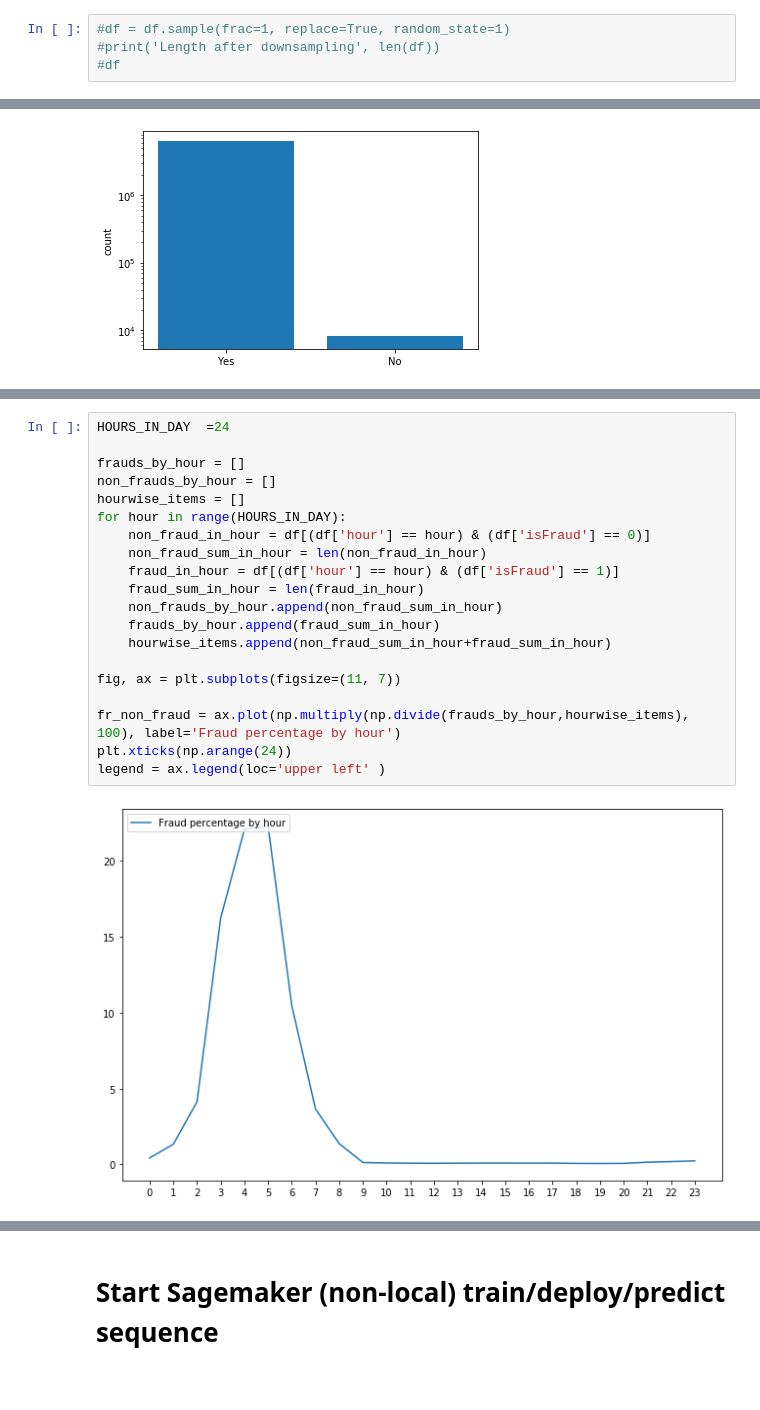
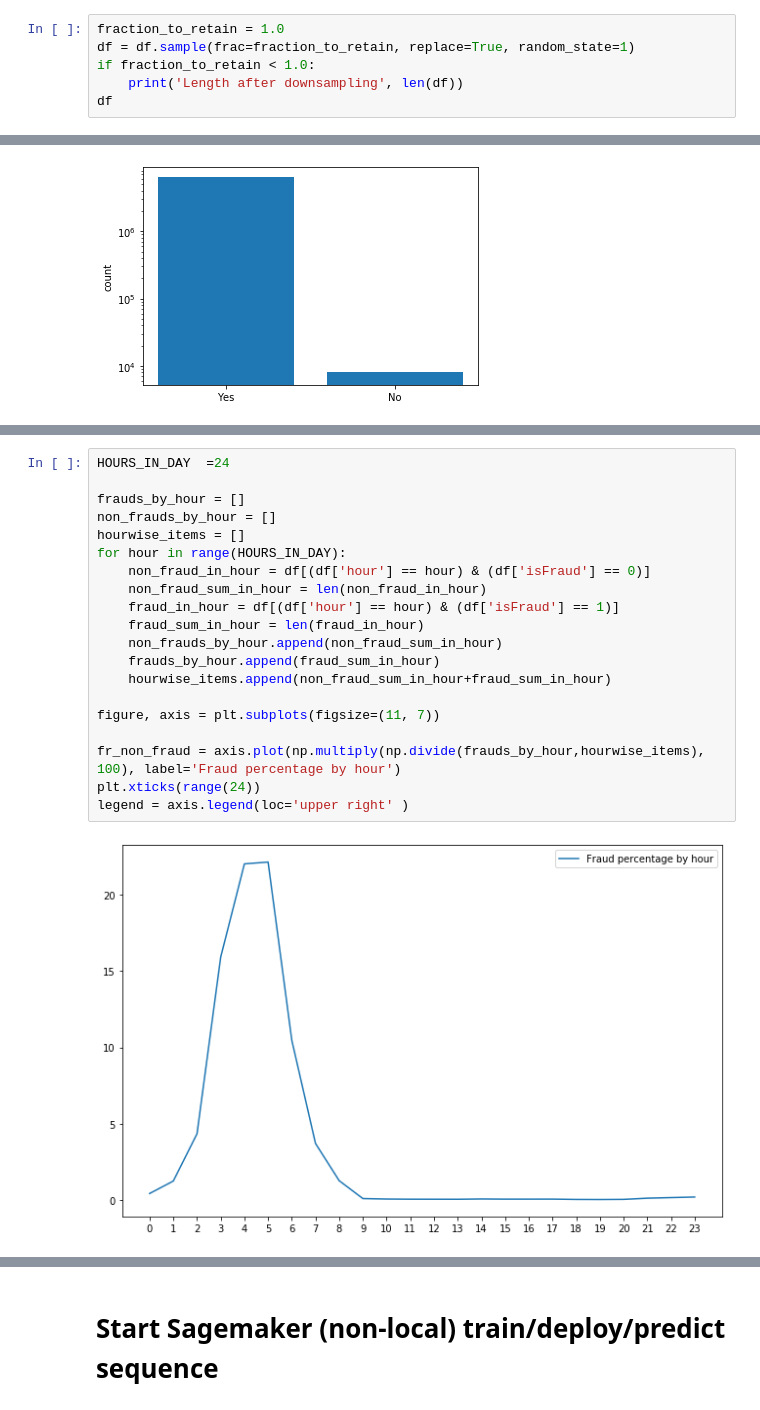
Before and after one commit to JoshuaFox/fraud-detect-blackbelt, a Jupyter notebook: sagemaker_and_local_run.ipynb, the cells around one changed output, grey strips where cells are left out. Saved outputs shown, nothing was run; the diff lists cells and outputs as text.

```diff
--- a/sagemaker_and_local_run.ipynb
+++ b/sagemaker_and_local_run.ipynb
@@ -69,4 +83,6 @@ Wall time: 581 ms
 # %%
-#df = df.sample(frac=1, replace=True, random_state=1)
-#print('Length after downsampling', len(df))
-#df
+fraction_to_retain = 1.0
+df = df.sample(frac=fraction_to_retain, replace=True, random_state=1)
+if fraction_to_retain < 1.0:
+    print('Length after downsampling', len(df))
+df
@@ -107,22 +138,22 @@ plt.show()
 # %%
 HOURS_IN_DAY  =24
 
 frauds_by_hour = []
 non_frauds_by_hour = []
 hourwise_items = []
 for hour in range(HOURS_IN_DAY):
     non_fraud_in_hour = df[(df['hour'] == hour) & (df['isFraud'] == 0)]
     non_fraud_sum_in_hour = len(non_fraud_in_hour)
     fraud_in_hour = df[(df['hour'] == hour) & (df['isFraud'] == 1)]
     fraud_sum_in_hour = len(fraud_in_hour)
     non_frauds_by_hour.append(non_fraud_sum_in_hour)
     frauds_by_hour.append(fraud_sum_in_hour)
     hourwise_items.append(non_fraud_sum_in_hour+fraud_sum_in_hour)
 
-fig, ax = plt.subplots(figsize=(11, 7))
+figure, axis = plt.subplots(figsize=(11, 7))
 
-fr_non_fraud = ax.plot(np.multiply(np.divide(frauds_by_hour,hourwise_items), 100), label='Fraud percentage by hour')
-plt.xticks(np.arange(24))
-legend = ax.legend(loc='upper left' )
+fr_non_fraud = axis.plot(np.multiply(np.divide(frauds_by_hour,hourwise_items), 100), label='Fraud percentage by hour')
+plt.xticks(range(24))
+legend = axis.legend(loc='upper right' )
 # %% [output]
-[figure, old version]
+[figure, new version]
```
Also changed, not shown: parts of 28 cells of this notebook.
